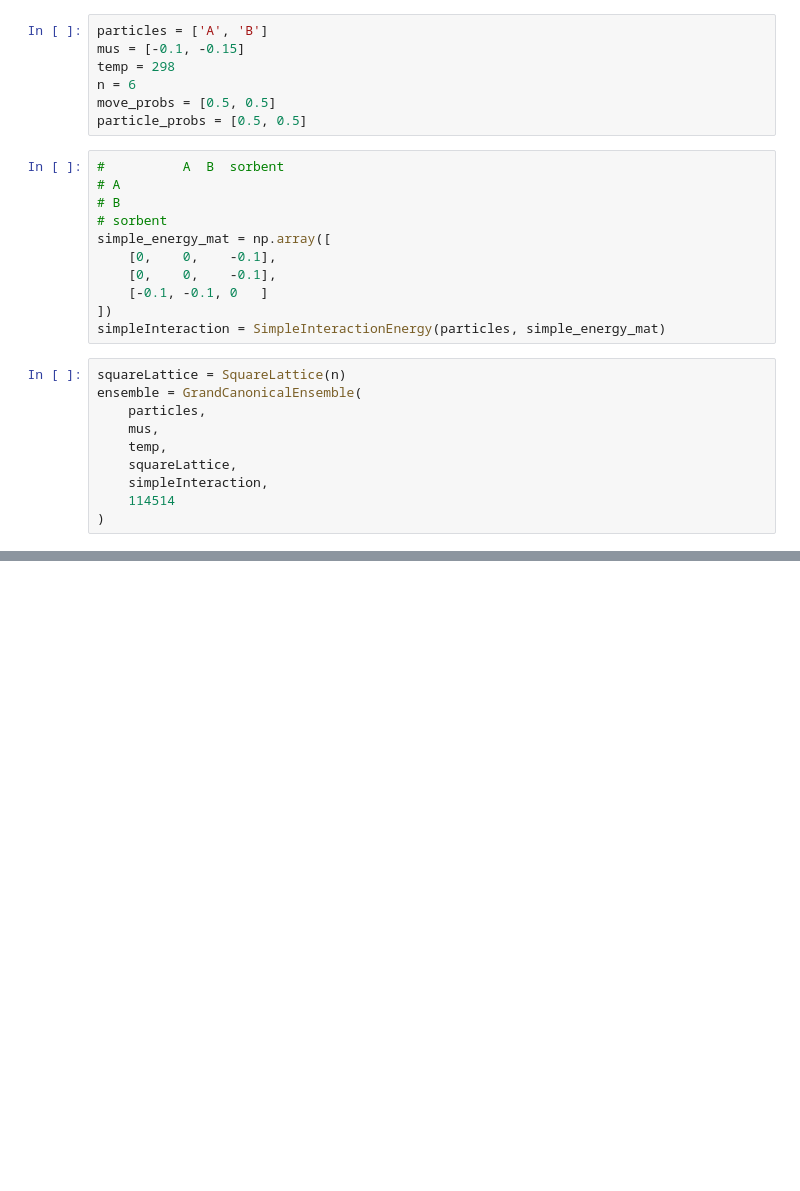
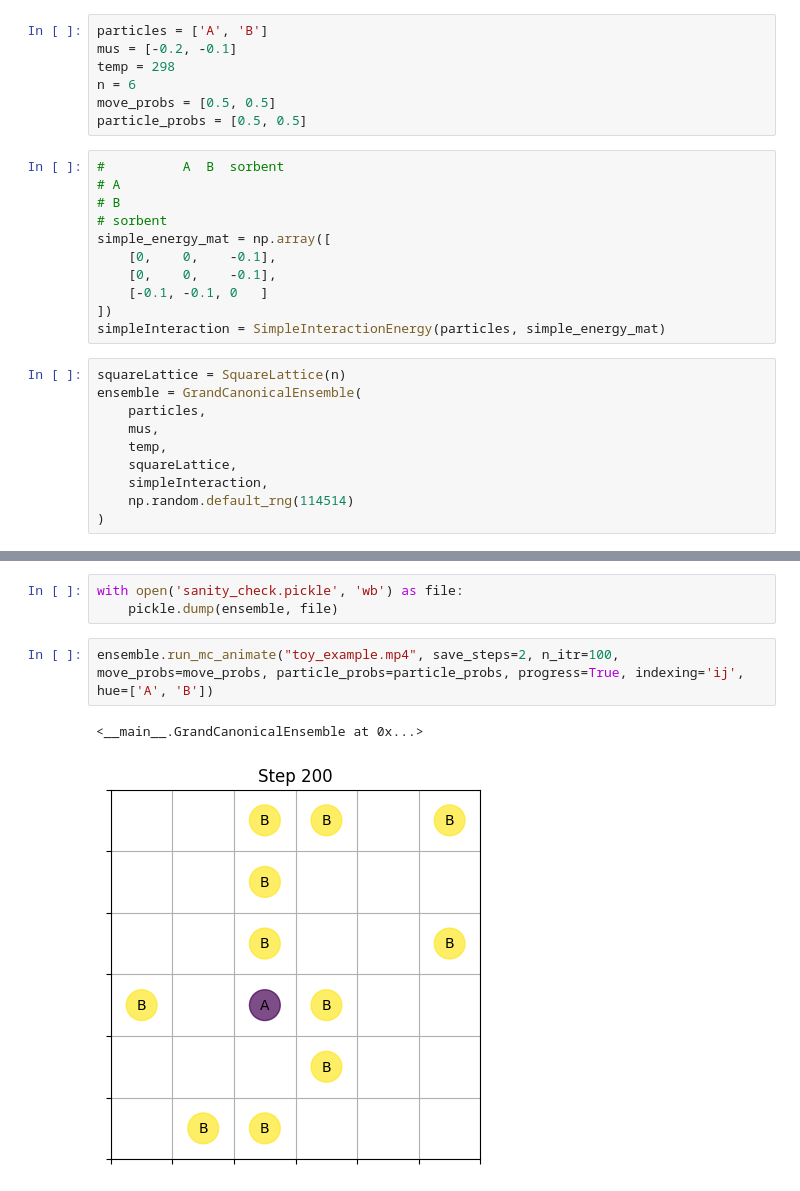
Before and after one commit to P-mandevillei/chem-4050-5050, a Jupyter notebook: project_1/project_1.ipynb, the cells around one changed output, grey strips where cells are left out. Drawn from its saved outputs; the diff is of its cells as text; blank space fills up the shorter version.

```diff
--- a/project_1/project_1.ipynb
+++ b/project_1/project_1.ipynb
@@ -423,6 +554,6 @@ class GrandCanonicalEnsemble:
 # %%
 particles = ['A', 'B']
-mus = [-0.1, -0.15]
+mus = [-0.2, -0.1]
 temp = 298
 n = 6
 move_probs = [0.5, 0.5]
@@ -446,6 +577,6 @@ ensemble = GrandCanonicalEnsemble(
     temp,
     squareLattice,
     simpleInteraction,
-    114514
+    np.random.default_rng(114514)
 )
 # %%
@@ -461 +592,9 @@ Step 199, coverages: [0.27777778 0.13888889]
 <__main__.GrandCanonicalEnsemble at 0x...>
+# %%
+with open('sanity_check.pickle', 'wb') as file:
+    pickle.dump(ensemble, file)
+# %%
+ensemble.run_mc_animate("toy_example.mp4", save_steps=2, n_itr=100, move_probs=move_probs, particle_probs=particle_probs, progress=True, indexing='ij', hue=['A', 'B'])
+# %% [output]
+<__main__.GrandCanonicalEnsemble at 0x...>
+[figure, added]
```
Also changed, not shown: parts of 21 cells of this notebook, 8 other files.
